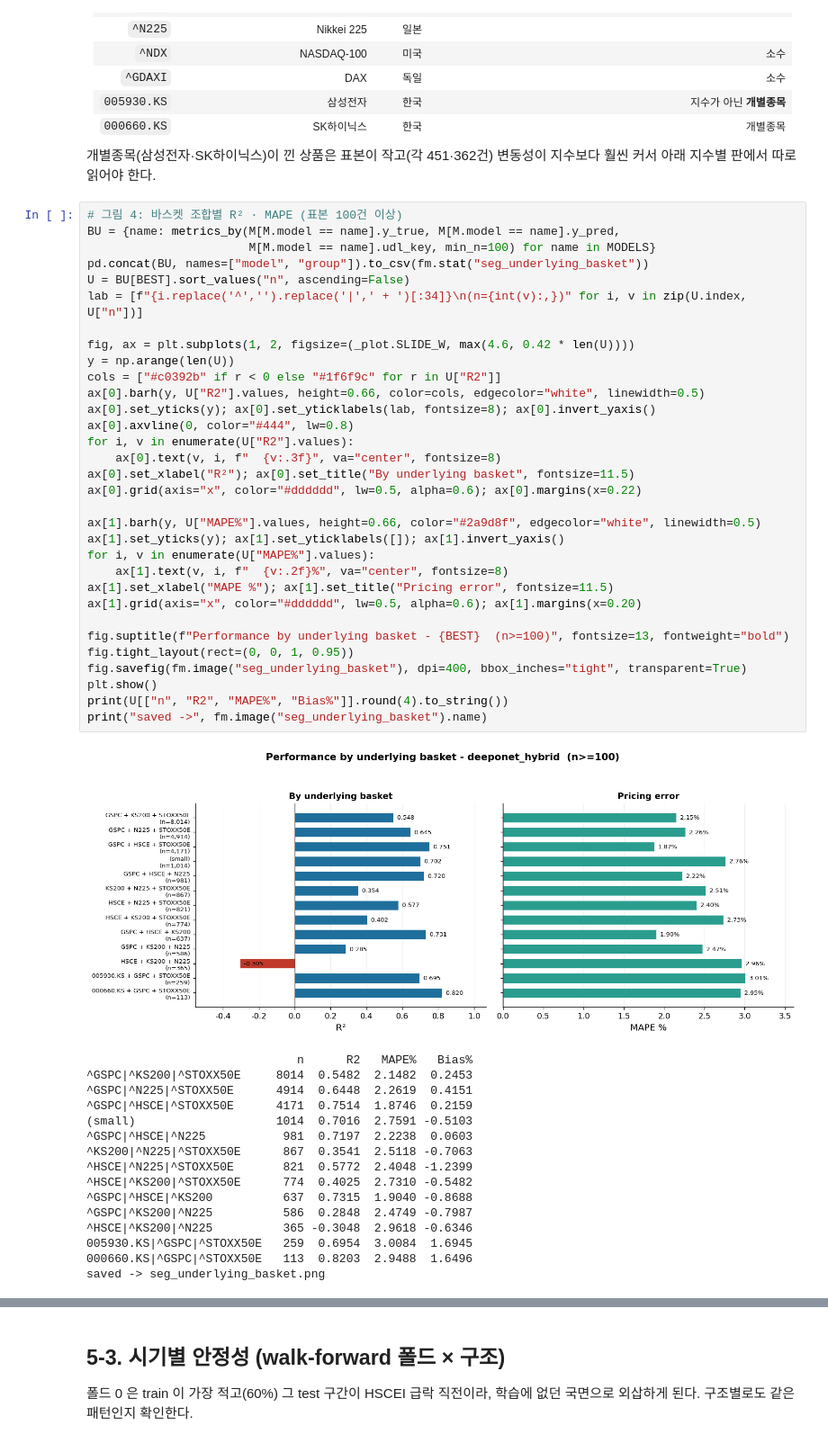
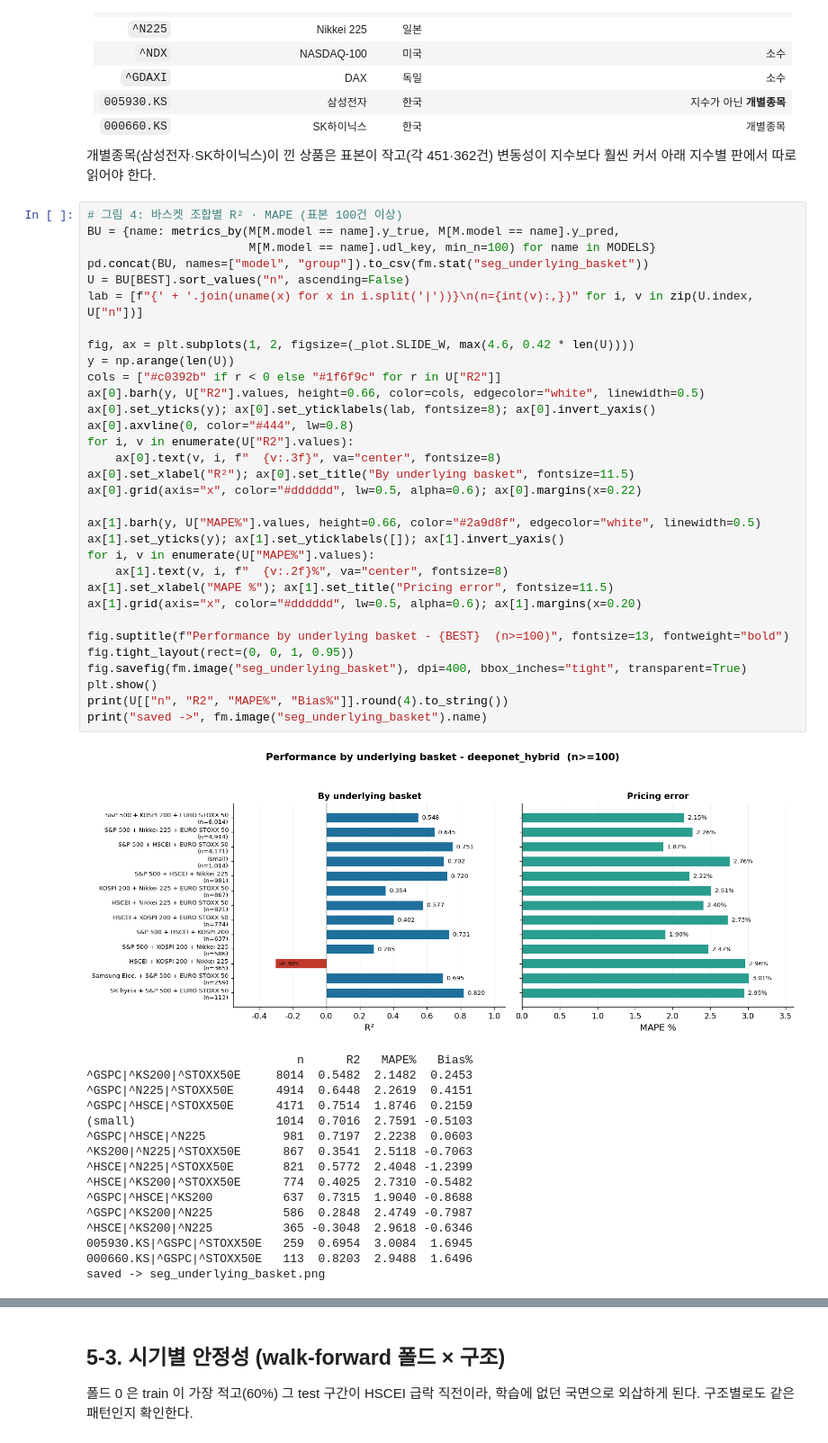
Before and after one commit to JUHWANKIM-ai/PI-DeepONet-ELS, a Jupyter notebook: 5_segment.ipynb, the cells around one changed output, grey strips where cells are left out. Shown at 90% size. Cells and saved outputs as stored; diff of their text form.

```diff
--- a/5_segment.ipynb
+++ b/5_segment.ipynb
@@ -200,35 +215,35 @@ saved -> seg_structure_error.png
 BU = {name: metrics_by(M[M.model == name].y_true, M[M.model == name].y_pred,
                        M[M.model == name].udl_key, min_n=100) for name in MODELS}
 pd.concat(BU, names=["model", "group"]).to_csv(fm.stat("seg_underlying_basket"))
 U = BU[BEST].sort_values("n", ascending=False)
-lab = [f"{i.replace('^','').replace('|',' + ')[:34]}\n(n={int(v):,})" for i, v in zip(U.index, U["n"])]
+lab = [f"{' + '.join(uname(x) for x in i.split('|'))}\n(n={int(v):,})" for i, v in zip(U.index, U["n"])]
 
 fig, ax = plt.subplots(1, 2, figsize=(_plot.SLIDE_W, max(4.6, 0.42 * len(U))))
 y = np.arange(len(U))
 cols = ["#c0392b" if r < 0 else "#1f6f9c" for r in U["R2"]]
 ax[0].barh(y, U["R2"].values, height=0.66, color=cols, edgecolor="white", linewidth=0.5)
 ax[0].set_yticks(y); ax[0].set_yticklabels(lab, fontsize=8); ax[0].invert_yaxis()
 ax[0].axvline(0, color="#444", lw=0.8)
 for i, v in enumerate(U["R2"].values):
     ax[0].text(v, i, f"  {v:.3f}", va="center", fontsize=8)
 ax[0].set_xlabel("R²"); ax[0].set_title("By underlying basket", fontsize=11.5)
 ax[0].grid(axis="x", color="#dddddd", lw=0.5, alpha=0.6); ax[0].margins(x=0.22)
 
 ax[1].barh(y, U["MAPE%"].values, height=0.66, color="#2a9d8f", edgecolor="white", linewidth=0.5)
 ax[1].set_yticks(y); ax[1].set_yticklabels([]); ax[1].invert_yaxis()
 for i, v in enumerate(U["MAPE%"].values):
     ax[1].text(v, i, f"  {v:.2f}%", va="center", fontsize=8)
 ax[1].set_xlabel("MAPE %"); ax[1].set_title("Pricing error", fontsize=11.5)
 ax[1].grid(axis="x", color="#dddddd", lw=0.5, alpha=0.6); ax[1].margins(x=0.20)
 
 fig.suptitle(f"Performance by underlying basket - {BEST}  (n>=100)", fontsize=13, fontweight="bold")
 fig.tight_layout(rect=(0, 0, 1, 0.95))
 fig.savefig(fm.image("seg_underlying_basket"), dpi=400, bbox_inches="tight", transparent=True)
 plt.show()
 print(U[["n", "R2", "MAPE%", "Bias%"]].round(4).to_string())
 print("saved ->", fm.image("seg_underlying_basket").name)
 # %% [output]
-[figure, old version]
+[figure, new version]
                               n      R2   MAPE%   Bias%
 ^GSPC|^KS200|^STOXX50E     8014  0.5482  2.1482  0.2453
 ^GSPC|^N225|^STOXX50E      4914  0.6448  2.2619  0.4151
```
Also changed, not shown: parts of 9 cells of this notebook.
